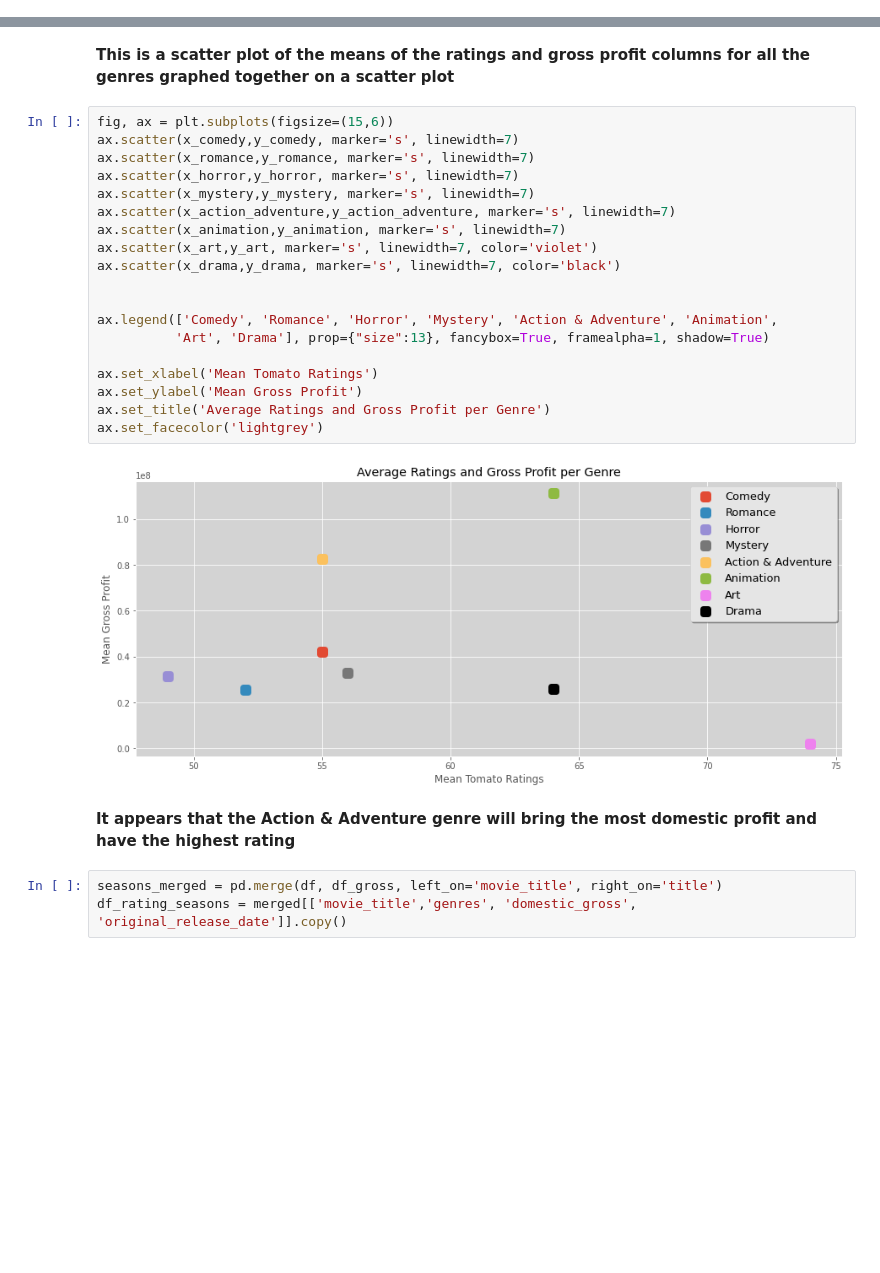
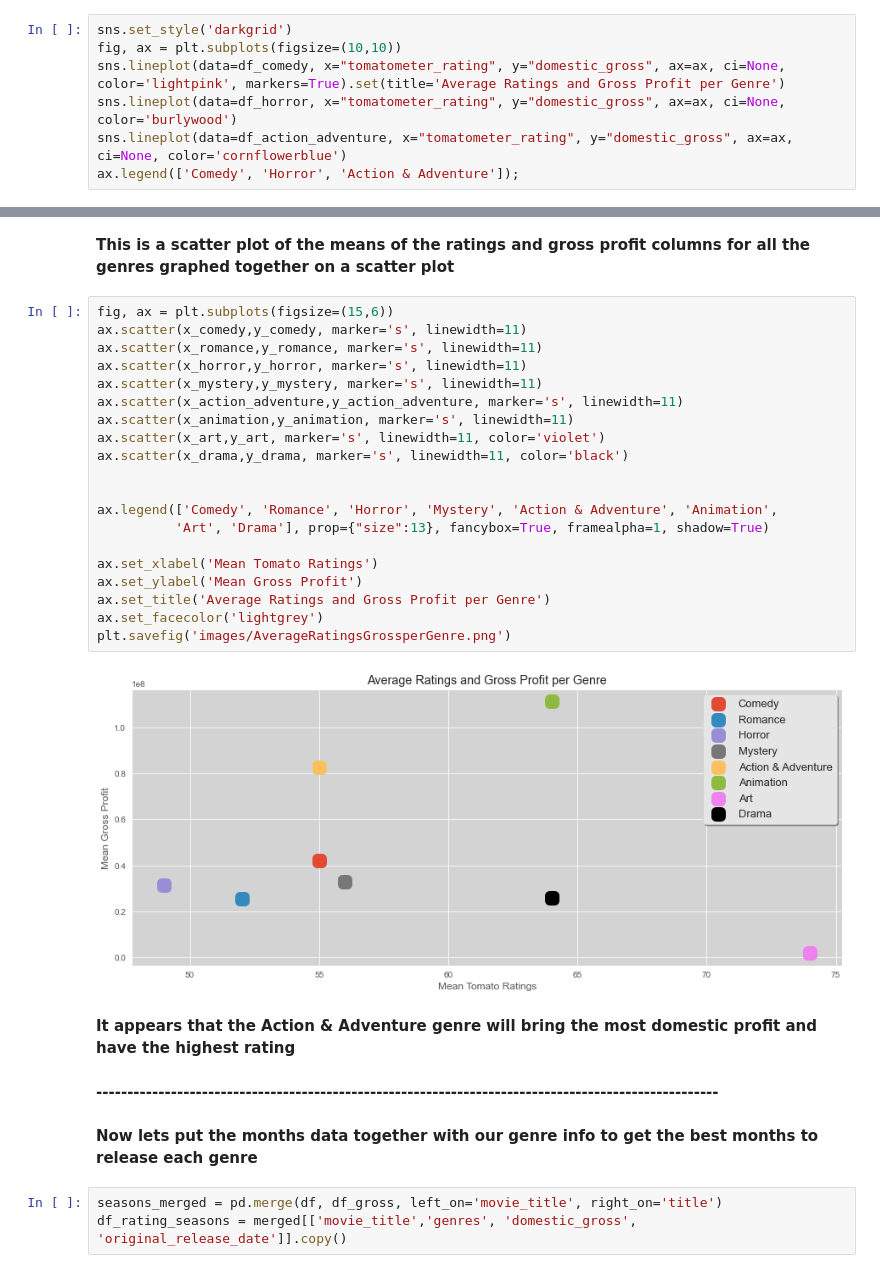
Before and after one commit to richesinrr0/microsoft_movie_analysis, a Jupyter notebook: final_notebook.ipynb, the cells around one changed output, grey strips where cells are left out. Drawn from its saved outputs; the diff is of its cells as text; blank space fills up the shorter version.

```diff
--- a/final_notebook.ipynb
+++ b/final_notebook.ipynb
@@ -455,3 +791,10 @@ ax.set_xlabel('Tomato Meter Rating')
 ax.legend();
 # %% [output]
 [figure]
+# %%
+sns.set_style('darkgrid')
+fig, ax = plt.subplots(figsize=(10,10))
+sns.lineplot(data=df_comedy, x="tomatometer_rating", y="domestic_gross", ax=ax, ci=None, color='lightpink', markers=True).set(title='Average Ratings and Gross Profit per Genre')
+sns.lineplot(data=df_horror, x="tomatometer_rating", y="domestic_gross", ax=ax, ci=None, color='burlywood')
+sns.lineplot(data=df_action_adventure, x="tomatometer_rating", y="domestic_gross", ax=ax, ci=None, color='cornflowerblue')
+ax.legend(['Comedy', 'Horror', 'Action & Adventure']);
@@ -505,27 +853,32 @@ plt.legend(['Comedy','Action & Adventure', 'Horror'], fancybox=True, framealpha=
 **This is a scatter plot of the means of the ratings and gross profit columns for all the genres graphed together on a scatter plot**
 # %%
 fig, ax = plt.subplots(figsize=(15,6))
-ax.scatter(x_comedy,y_comedy, marker='s', linewidth=7)
-ax.scatter(x_romance,y_romance, marker='s', linewidth=7)
-ax.scatter(x_horror,y_horror, marker='s', linewidth=7)
-ax.scatter(x_mystery,y_mystery, marker='s', linewidth=7)
-ax.scatter(x_action_adventure,y_action_adventure, marker='s', linewidth=7)
-ax.scatter(x_animation,y_animation, marker='s', linewidth=7)
-ax.scatter(x_art,y_art, marker='s', linewidth=7, color='violet')
-ax.scatter(x_drama,y_drama, marker='s', linewidth=7, color='black')
+ax.scatter(x_comedy,y_comedy, marker='s', linewidth=11)
+ax.scatter(x_romance,y_romance, marker='s', linewidth=11)
+ax.scatter(x_horror,y_horror, marker='s', linewidth=11)
+ax.scatter(x_mystery,y_mystery, marker='s', linewidth=11)
+ax.scatter(x_action_adventure,y_action_adventure, marker='s', linewidth=11)
+ax.scatter(x_animation,y_animation, marker='s', linewidth=11)
+ax.scatter(x_art,y_art, marker='s', linewidth=11, color='violet')
+ax.scatter(x_drama,y_drama, marker='s', linewidth=11, color='black')
 
 
 ax.legend(['Comedy', 'Romance', 'Horror', 'Mystery', 'Action & Adventure', 'Animation',
           'Art', 'Drama'], prop={"size":13}, fancybox=True, framealpha=1, shadow=True)
 
 ax.set_xlabel('Mean Tomato Ratings')
 ax.set_ylabel('Mean Gross Profit')
 ax.set_title('Average Ratings and Gross Profit per Genre')
 ax.set_facecolor('lightgrey')
+plt.savefig('images/AverageRatingsGrossperGenre.png')
 # %% [output]
-[figure, old version]
+[figure, new version]
 # %% [markdown]
 **It appears that the Action & Adventure genre will bring the most domestic profit and have the highest rating**
+# %% [markdown]
+**----------------------------------------------------------------------------------------------------**
+# %% [markdown]
+**Now lets put the months data together with our genre info to get the best months to release each genre**
 # %%
 seasons_merged = pd.merge(df, df_gross, left_on='movie_title', right_on='title')
 df_rating_seasons = merged[['movie_title','genres', 'domestic_gross', 'original_release_date']].copy()
```
Also changed, not shown: parts of 131 cells of this notebook.
